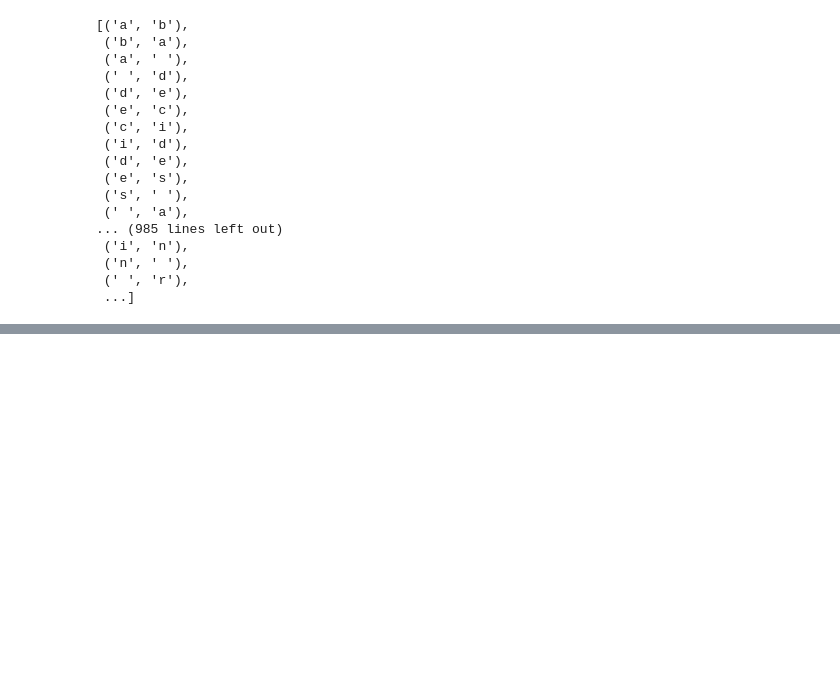
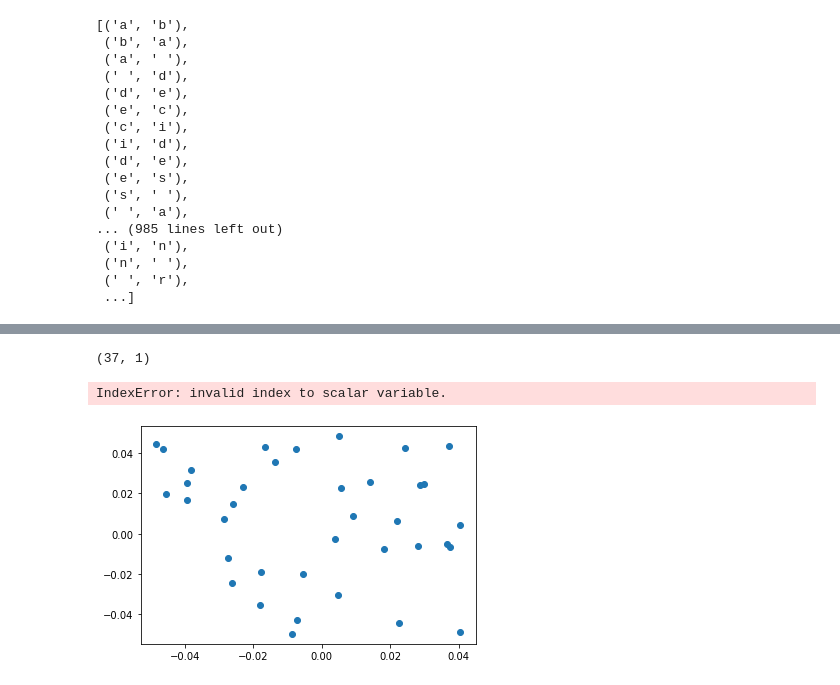
Before and after one commit to ds-fau-ck/DVC-Tensorflow, a Jupyter notebook: research_env/NLP/Letter_embedding.ipynb, the cells around one changed output, grey strips where cells are left out. Cells and saved outputs as stored; diff of their text form; code cells hidden in the pictures; blank space fills up the shorter version.

```diff
--- a/research_env/NLP/Letter_embedding.ipynb
+++ b/research_env/NLP/Letter_embedding.ipynb
@@ -226,0 +339,3 @@ integer_in=np.array([mapping[w]])
+# %%
+idx_char=np.array(list(mapping.values())).T
+idx_char.shape
@@ -226,0 +344,3 @@ integer_in=np.array([mapping[w]])
+# %%
+idx_of_char = np.array([list(mapping.values())]).T
+idx_of_char
@@ -226,0 +389,3 @@ integer_in=np.array([mapping[w]])
+# %%
+translator={val:key for key,val in mapping.items()}
+translator
@@ -226,0 +410,2 @@ integer_in=np.array([mapping[w]])
+# %%
+preds=model_emb.predict(idx_of_char)
@@ -226,0 +452,12 @@ integer_in=np.array([mapping[w]])
+# %%
+idx_of_char.shape
+# %% [output]
+(37, 1)
+# %%
+plt.scatter(preds[:,0,0], preds[:,0,1])
+for i, idx in enumerate(idx_char):
+    plt.text(preds[i,0,0], preds[i,0,1], translator[idx[0]])
+plt.show()
+# %% [output]
+IndexError: invalid index to scalar variable.
+[figure, added]
```
Also changed, not shown: parts of 18 cells of this notebook.
